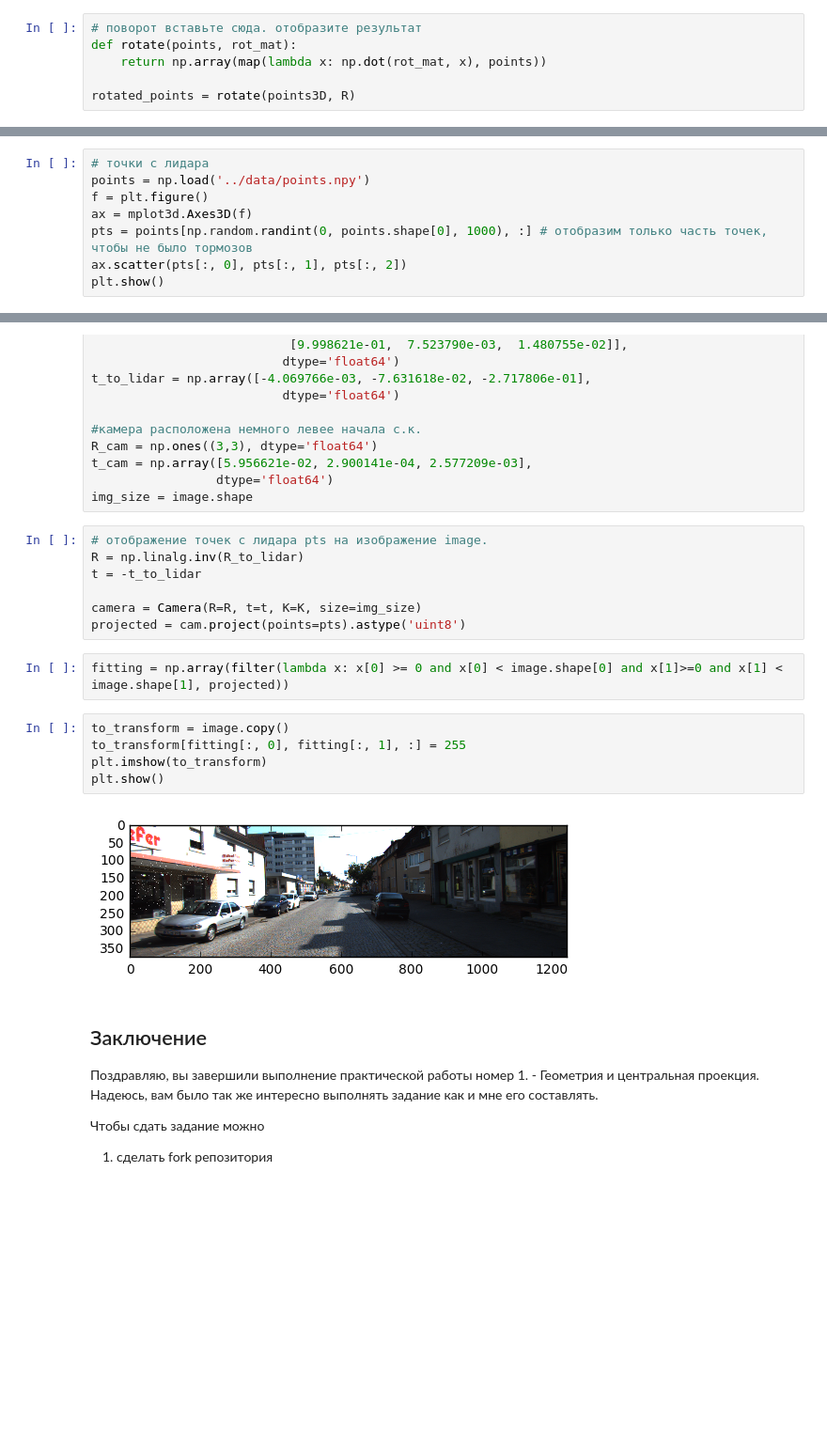
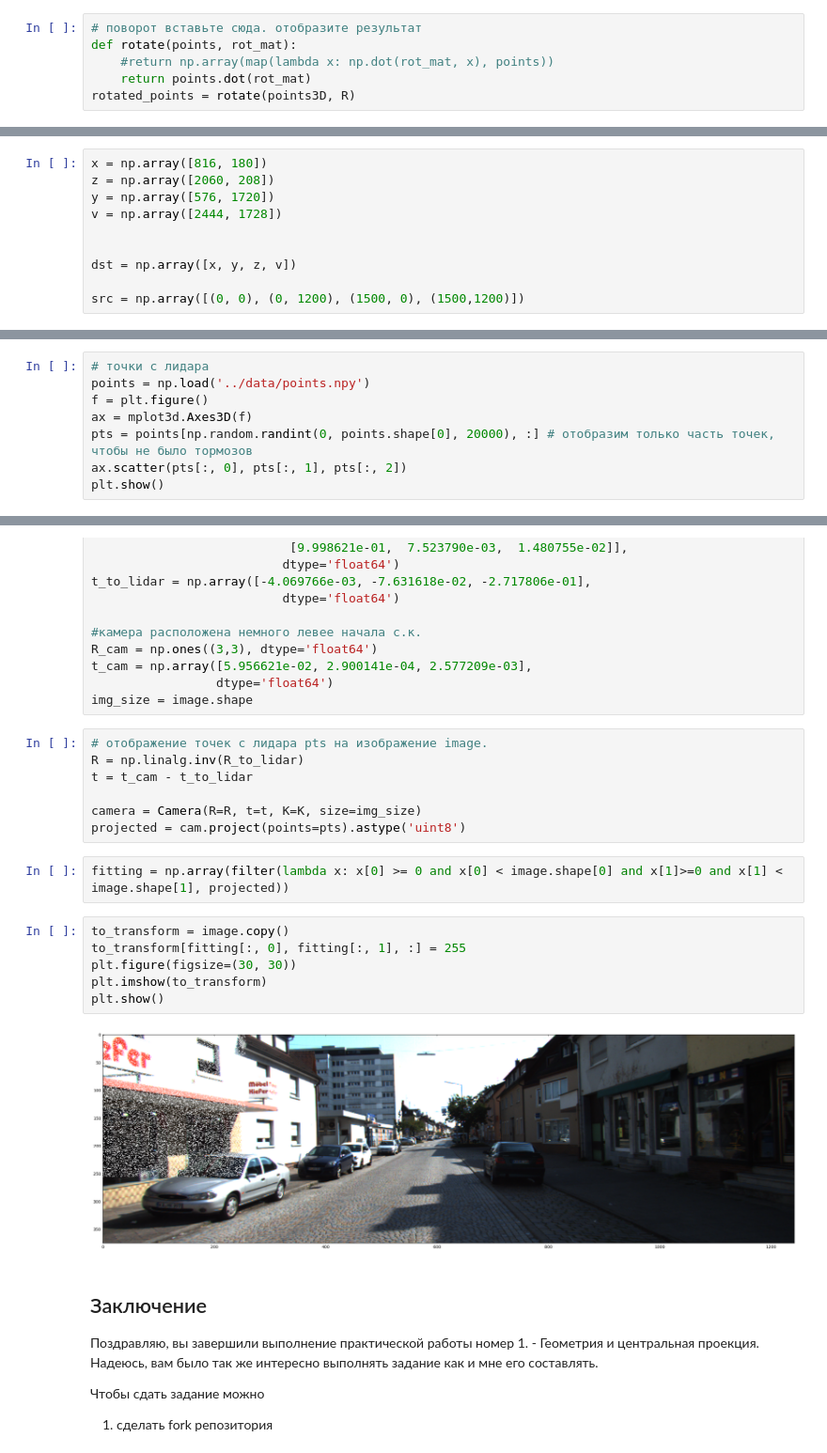
Before and after one commit to grapefroot/camgeom, a Jupyter notebook: notebooks/geometry_and_monocular.ipynb, the cells around one changed output, grey strips where cells are left out. Shown at 94% size. Cells and saved outputs as stored; diff of their text form; blank space fills up the shorter version.

```diff
--- a/notebooks/geometry_and_monocular.ipynb
+++ b/notebooks/geometry_and_monocular.ipynb
@@ -191,8 +191,8 @@ print rot_angles(R)
 # %%
 # поворот вставьте сюда. отобразите результат
 def rotate(points, rot_mat):
-    return np.array(map(lambda x: np.dot(rot_mat, x), points))
-
+    #return np.array(map(lambda x: np.dot(rot_mat, x), points))
+    return points.dot(rot_mat)
 rotated_points = rotate(points3D, R)
 # %%
 show_points(rotated_points)
@@ -265,0 +313,10 @@ plot_4points()
+# %%
+x = np.array([816, 180])
+z = np.array([2060, 208])
+y = np.array([576, 1720])
+v = np.array([2444, 1728])
+
+
+dst = np.array([x, y, z, v])
+
+src = np.array([(0, 0), (0, 1200), (1500, 0), (1500,1200)])
@@ -378,7 +490,7 @@ plt.show()
 points = np.load('../data/points.npy')
 f = plt.figure()
 ax = mplot3d.Axes3D(f)
-pts = points[np.random.randint(0, points.shape[0], 1000), :] # отобразим только часть точек, чтобы не было тормозов
+pts = points[np.random.randint(0, points.shape[0], 20000), :] # отобразим только часть точек, чтобы не было тормозов
 ax.scatter(pts[:, 0], pts[:, 1], pts[:, 2])
 plt.show()
 # %% [output]
@@ -408,7 +520,7 @@ img_size = image.shape
 # %%
 # отображение точек с лидара pts на изображение image.
 R = np.linalg.inv(R_to_lidar)
-t = -t_to_lidar
+t = t_cam - t_to_lidar
 
 camera = Camera(R=R, t=t, K=K, size=img_size)
 projected = cam.project(points=pts).astype('uint8')
@@ -417,10 +529,11 @@ fitting = np.array(filter(lambda x: x[0] >= 0 and x[0] < image.shape[0] and x[1]
 # %%
 to_transform = image.copy()
 to_transform[fitting[:, 0], fitting[:, 1], :] = 255
+plt.figure(figsize=(30, 30))
 plt.imshow(to_transform)
 plt.show()
 # %% [output]
-[figure, old version]
+[figure, new version]
 # %% [markdown]
 ## Заключение
 Поздравляю, вы завершили выполнение практической работы номер 1. - Геометрия и центральная проекция.
```
Also changed, not shown: parts of 27 cells of this notebook.
